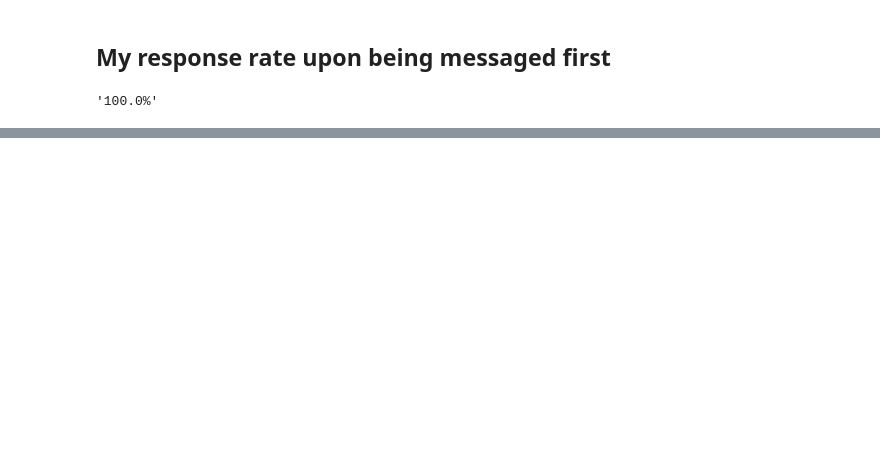
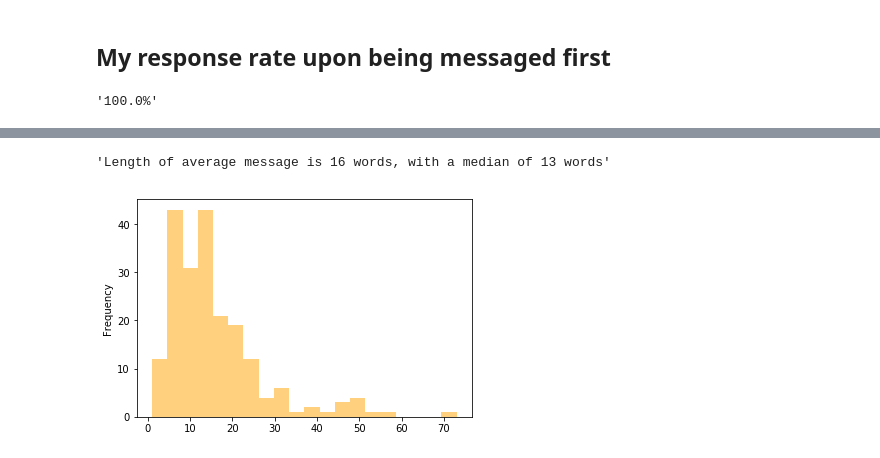
Before and after one commit to caheredia/Response, a Jupyter notebook: develop/2017-8-21_ch_okc_response_data.ipynb, the cells around one changed output, grey strips where cells are left out. Cells and saved outputs as stored; diff of their text form; code cells hidden in the pictures; blank space fills up the shorter version.

```diff
--- a/develop/2017-8-21_ch_okc_response_data.ipynb
+++ b/develop/2017-8-21_ch_okc_response_data.ipynb
@@ -126,0 +211,8 @@ perc( df.Single.sum() ,  len(df.Single.loc[ df.Single == 1 | 0] ))
+# %%
+df.Length.plot.hist(bins=20, alpha = .5, color = 'orange');
+length_mean = "%.0f" % df.Length.mean()
+length_median = "%.0f" % df.Length.median()
+'Length of average message is {} words, with a median of {} words'.format(length_mean, length_median)
+# %% [output]
+'Length of average message is 16 words, with a median of 13 words'
+[figure, added]
```
Also changed, not shown: parts of 58 cells of this notebook.
